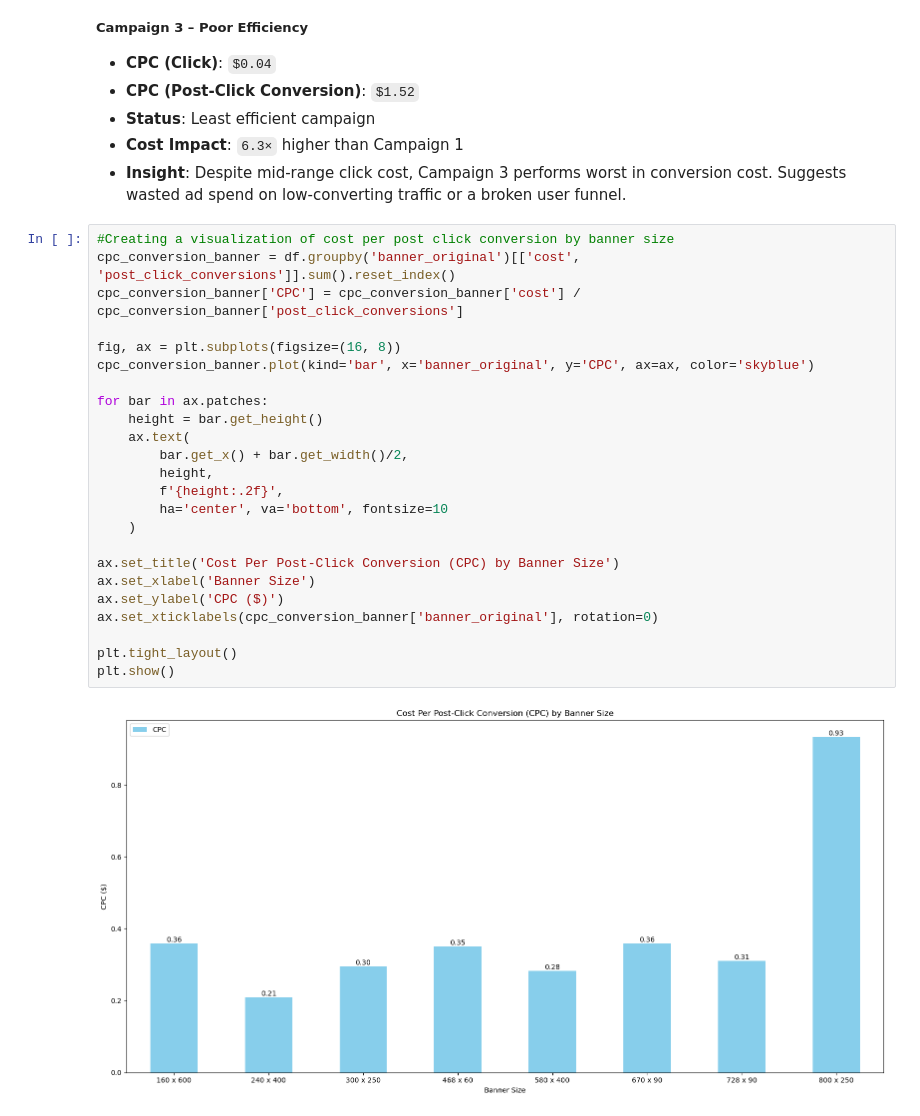
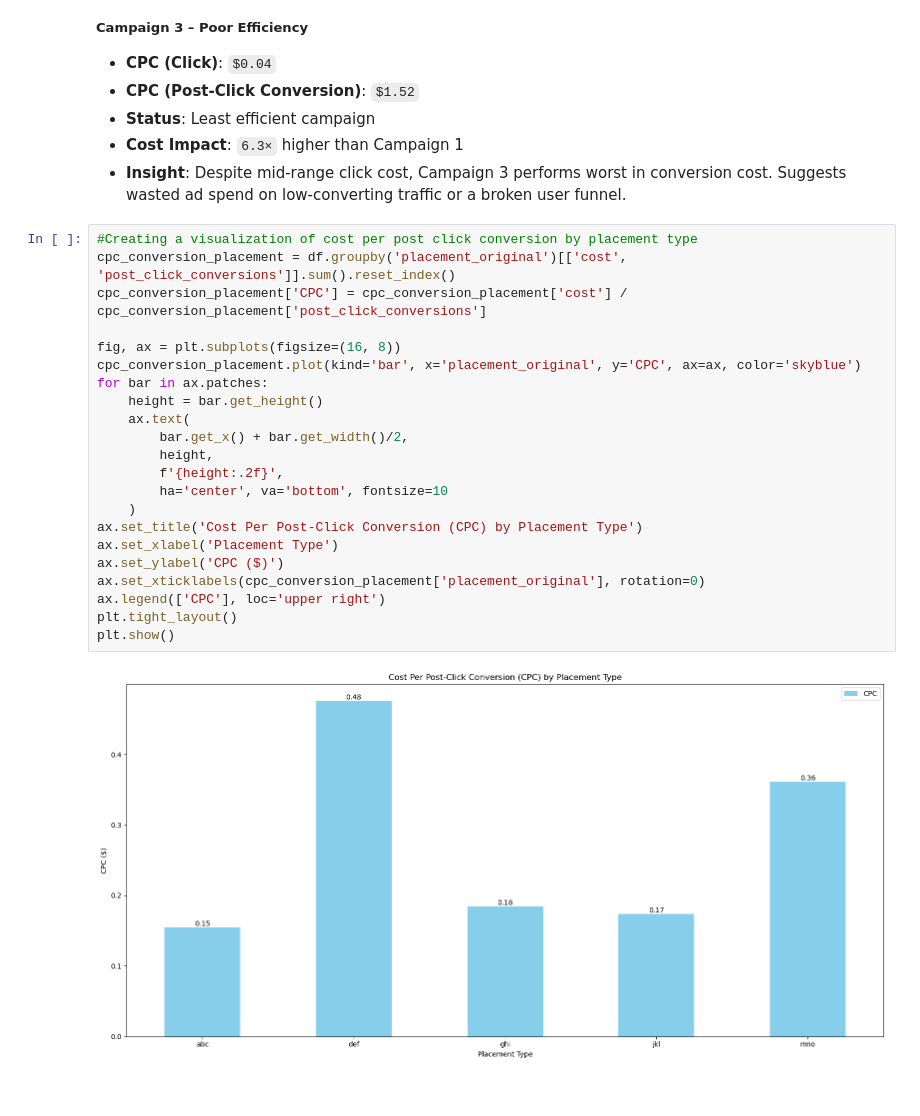
Before and after one commit to Tanush-IIITH/Projects, a Jupyter notebook: Online_Ads_DS/main.ipynb, the cells around one changed output. Saved outputs shown, nothing was run; the diff lists cells and outputs as text.

Commit message:
Fix banner to placement

```diff
--- a/Online_Ads_DS/main.ipynb
+++ b/Online_Ads_DS/main.ipynb
@@ -1751,29 +1751,27 @@ plt.show()
 - **Cost Impact**: `6.3×` higher than Campaign 1
 - **Insight**: Despite mid-range click cost, Campaign 3 performs worst in conversion cost. Suggests wasted ad spend on low-converting traffic or a broken user funnel.
 # %%
-#Creating a visualization of cost per post click conversion by banner size
-cpc_conversion_banner = df.groupby('banner_original')[['cost', 'post_click_conversions']].sum().reset_index()
-cpc_conversion_banner['CPC'] = cpc_conversion_banner['cost'] / cpc_conversion_banner['post_click_conversions']
+#Creating a visualization of cost per post click conversion by placement type
+cpc_conversion_placement = df.groupby('placement_original')[['cost', 'post_click_conversions']].sum().reset_index()
+cpc_conversion_placement['CPC'] = cpc_conversion_placement['cost'] / cpc_conversion_placement['post_click_conversions']
 
 fig, ax = plt.subplots(figsize=(16, 8))
-cpc_conversion_banner.plot(kind='bar', x='banner_original', y='CPC', ax=ax, color='skyblue')
-
+cpc_conversion_placement.plot(kind='bar', x='placement_original', y='CPC', ax=ax, color='skyblue')
 for bar in ax.patches:
     height = bar.get_height()
     ax.text(
         bar.get_x() + bar.get_width()/2,
         height,
         f'{height:.2f}',
         ha='center', va='bottom', fontsize=10
     )
-
-ax.set_title('Cost Per Post-Click Conversion (CPC) by Banner Size')
-ax.set_xlabel('Banner Size')
+ax.set_title('Cost Per Post-Click Conversion (CPC) by Placement Type')
+ax.set_xlabel('Placement Type')
 ax.set_ylabel('CPC ($)')
-ax.set_xticklabels(cpc_conversion_banner['banner_original'], rotation=0)
-
+ax.set_xticklabels(cpc_conversion_placement['placement_original'], rotation=0)
+ax.legend(['CPC'], loc='upper right')
 plt.tight_layout()
 plt.show()
 # %% [output]
-[figure, old version]
+[figure, new version]
 # %% [markdown]
```
Also changed, not shown: parts of 3 cells of this notebook.
